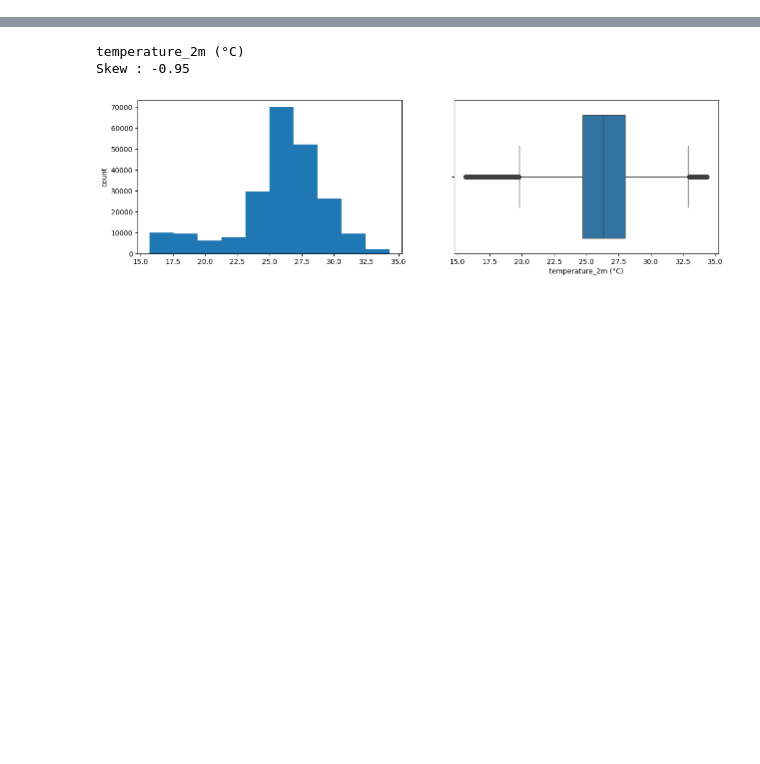
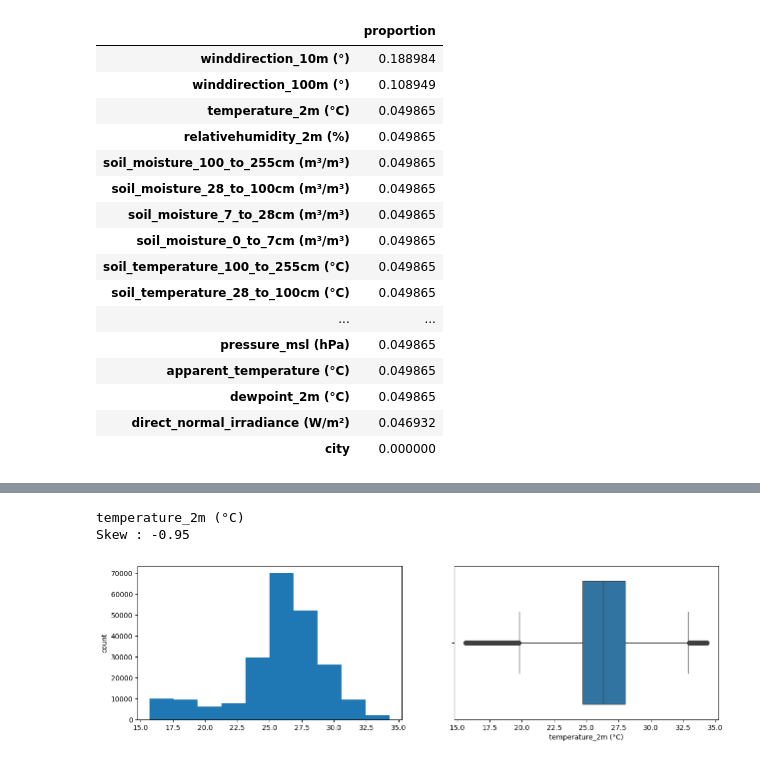
Before and after one commit to spuuntries/uni-damin-praktikum-1, a Jupyter notebook: framework.ipynb, the cells around one changed output, grey strips where cells are left out. Drawn from its saved outputs; the diff is of its cells as text; code cells hidden in the pictures; blank space fills up the shorter version.

```diff
--- a/framework.ipynb
+++ b/framework.ipynb
@@ -101,3 +256,28 @@ train.head(10)
+# %%
+display(
+    pd.DataFrame(
+        ((train.isnull().sum() / len(train)) * 100).sort_values(ascending=False),
+        columns=["proportion"],
+    )
+)
+# %% [output]
+|  | proportion |
+| winddirection_10m (°) | 0.188984 |
+| winddirection_100m (°) | 0.108949 |
+| temperature_2m (°C) | 0.049865 |
+| relativehumidity_2m (%) | 0.049865 |
+| soil_moisture_100_to_255cm (m³/m³) | 0.049865 |
+| soil_moisture_28_to_100cm (m³/m³) | 0.049865 |
+| soil_moisture_7_to_28cm (m³/m³) | 0.049865 |
+| soil_moisture_0_to_7cm (m³/m³) | 0.049865 |
+| soil_temperature_100_to_255cm (°C) | 0.049865 |
+| soil_temperature_28_to_100cm (°C) | 0.049865 |
+| ... | ... |
+| pressure_msl (hPa) | 0.049865 |
+| apparent_temperature (°C) | 0.049865 |
+| dewpoint_2m (°C) | 0.049865 |
+| direct_normal_irradiance (W/m²) | 0.046932 |
+| city | 0.000000 |
 # %%
 msno.bar(train)
 # %% [output]
```
Also changed, not shown: parts of 44 cells of this notebook, 3 other files.
